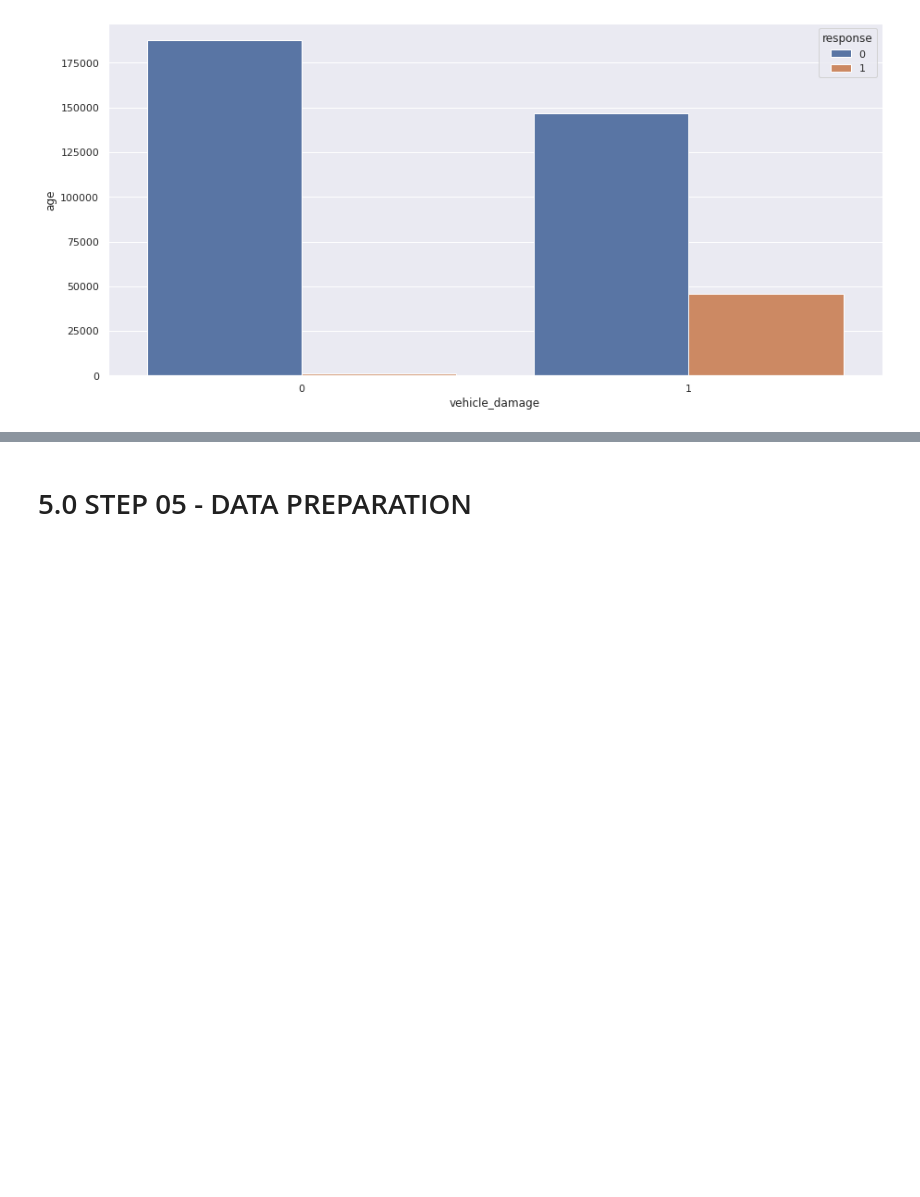
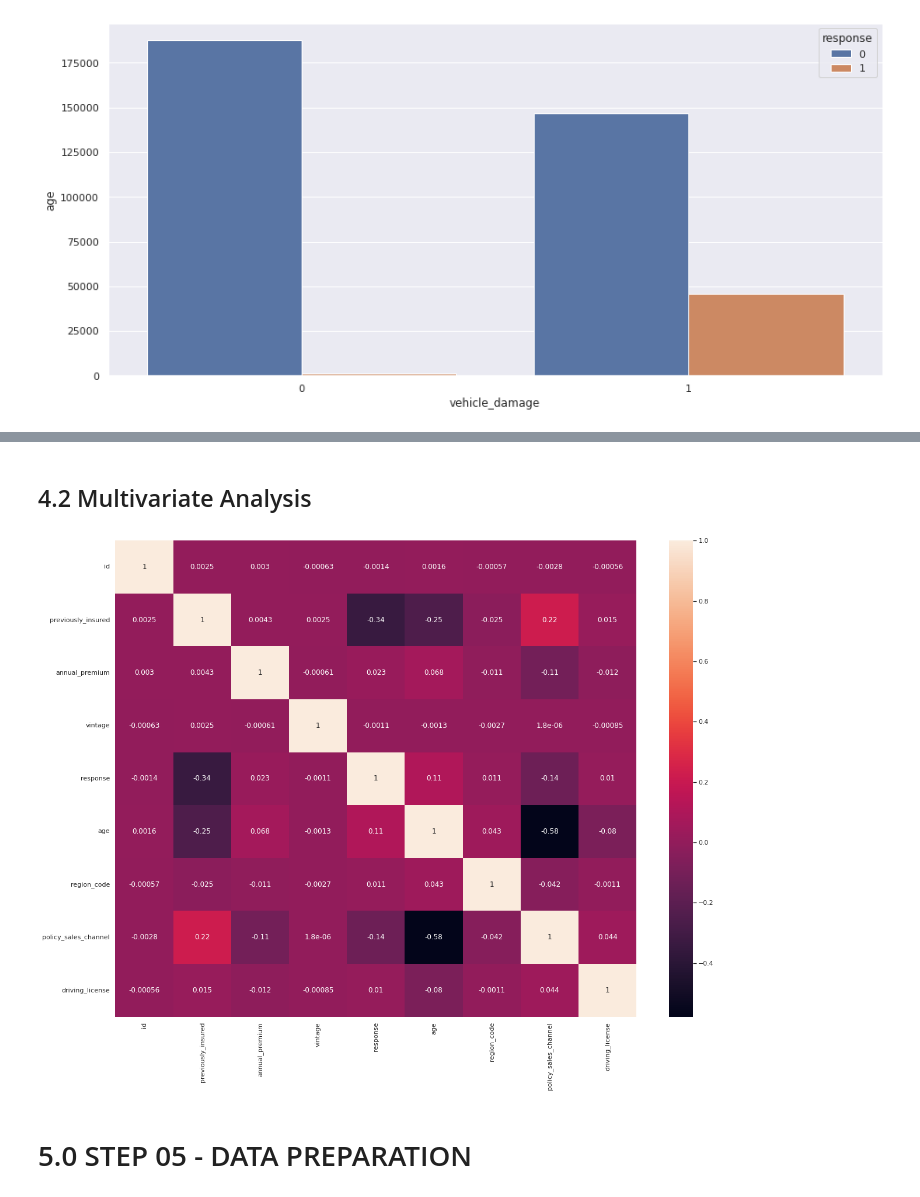
Before and after one commit to JeffersonMedines/health_insurance_cross_sell, a Jupyter notebook: notebooks/m01_v01_health_insurance_cross_sell.ipynb, the cells around one changed output, grey strips where cells are left out. Drawn from its saved outputs; the diff is of its cells as text; code cells hidden in the pictures; blank space fills up the shorter version.

```diff
--- a/notebooks/m01_v01_health_insurance_cross_sell.ipynb
+++ b/notebooks/m01_v01_health_insurance_cross_sell.ipynb
@@ -560,3 +575,11 @@ df4.head()
+# %% [markdown]
+## 4.2 Multivariate Analysis
+# %%
+num_atributes = df4.select_dtypes( include=['int64', 'float64'] )
+correlation = num_attributes.corr( method='pearson' )
+sns.heatmap( correlation, annot=True );
+# %% [output]
+[figure, added]
 # %% [markdown]
 # 5.0 STEP 05 - DATA PREPARATION
 # %%
```
Also changed, not shown: parts of 10 cells of this notebook.
